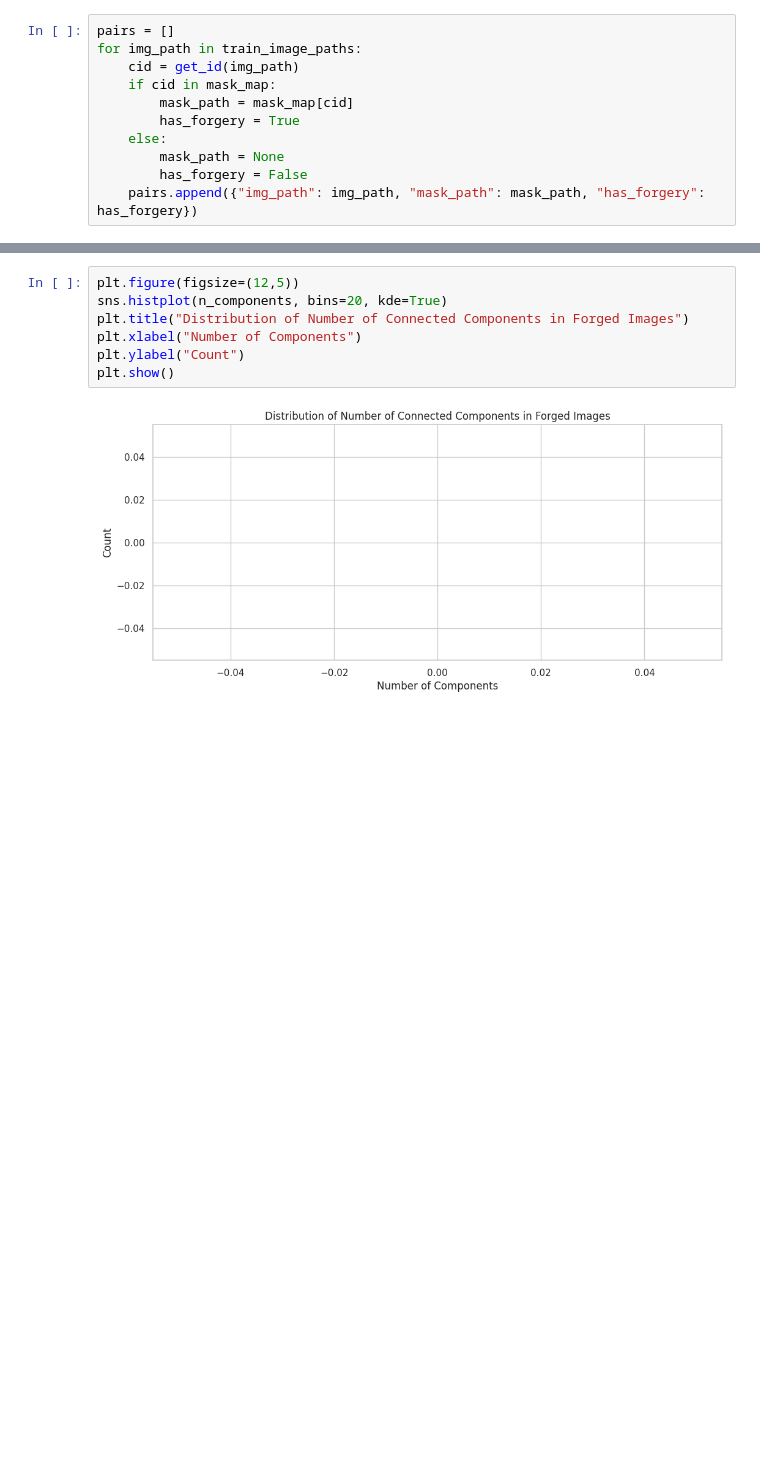
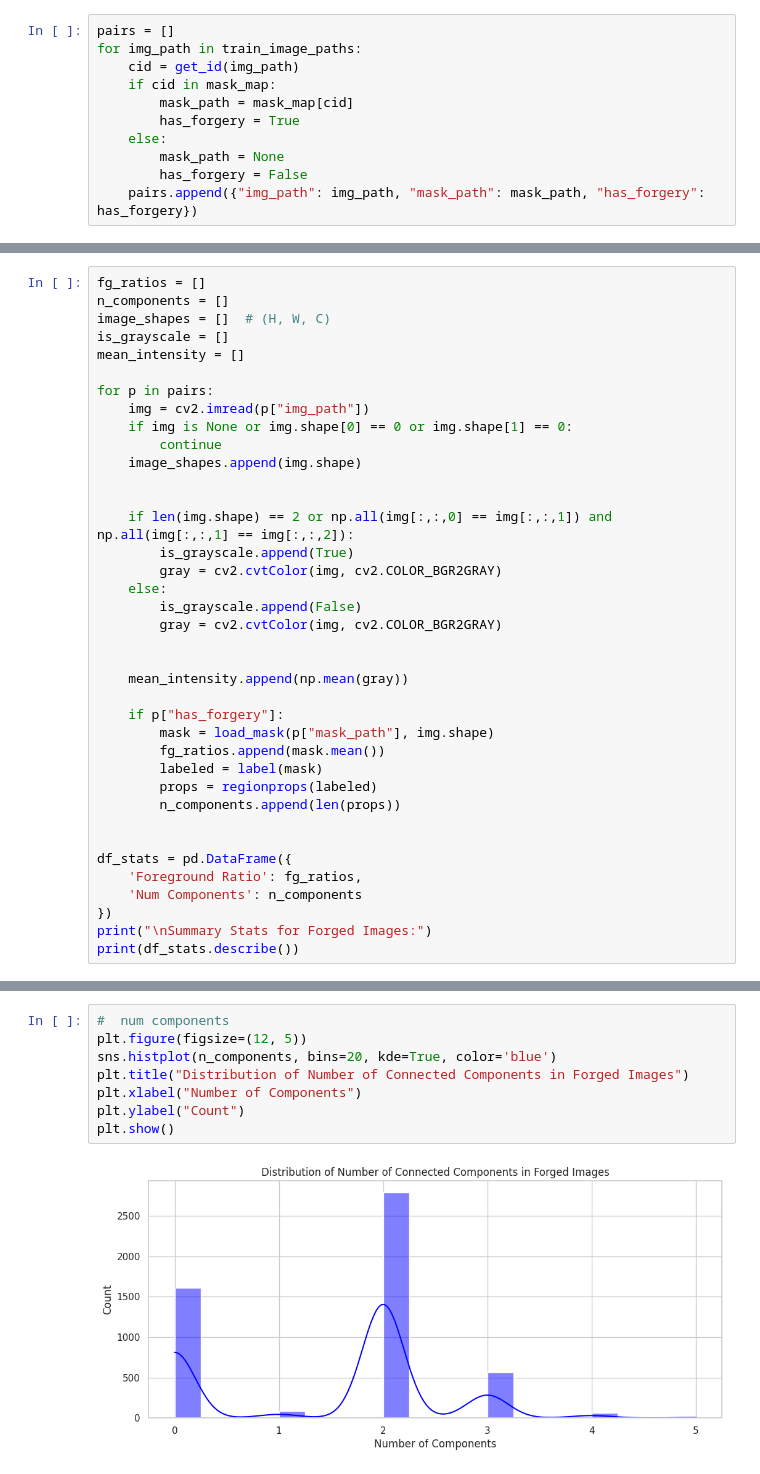
Before and after one commit to aliowx/data-analysis, a Jupyter notebook: forgery-unet-baseline-v1.ipynb, the cells around one changed output, grey strips where cells are left out. Cells and saved outputs as stored; diff of their text form; blank space fills up the shorter version.

```diff
--- a/forgery-unet-baseline-v1.ipynb
+++ b/forgery-unet-baseline-v1.ipynb
@@ -102,0 +90,38 @@ Total authentic images: 0
+# %%
+fg_ratios = []
+n_components = []
+image_shapes = []  # (H, W, C)
+is_grayscale = []
+mean_intensity = []
+
+for p in pairs:
+    img = cv2.imread(p["img_path"])
+    if img is None or img.shape[0] == 0 or img.shape[1] == 0:
+        continue
+    image_shapes.append(img.shape)
+
+
+    if len(img.shape) == 2 or np.all(img[:,:,0] == img[:,:,1]) and np.all(img[:,:,1] == img[:,:,2]):
+        is_grayscale.append(True)
+        gray = cv2.cvtColor(img, cv2.COLOR_BGR2GRAY)
+    else:
+        is_grayscale.append(False)
+        gray = cv2.cvtColor(img, cv2.COLOR_BGR2GRAY)
+
+
+    mean_intensity.append(np.mean(gray))
+
+    if p["has_forgery"]:
+        mask = load_mask(p["mask_path"], img.shape)
+        fg_ratios.append(mask.mean())
+        labeled = label(mask)
+        props = regionprops(labeled)
+        n_components.append(len(props))
+
+
+df_stats = pd.DataFrame({
+    'Foreground Ratio': fg_ratios,
+    'Num Components': n_components
+})
+print("\nSummary Stats for Forged Images:")
+print(df_stats.describe())
@@ -112,9 +148,10 @@ plt.show()
 # %%
-plt.figure(figsize=(12,5))
-sns.histplot(n_components, bins=20, kde=True)
+#  num components
+plt.figure(figsize=(12, 5))
+sns.histplot(n_components, bins=20, kde=True, color='blue')
 plt.title("Distribution of Number of Connected Components in Forged Images")
 plt.xlabel("Number of Components")
 plt.ylabel("Count")
 plt.show()
 # %% [output]
-[figure, old version]
+[figure, new version]
```
Also changed, not shown: parts of 20 cells of this notebook.
